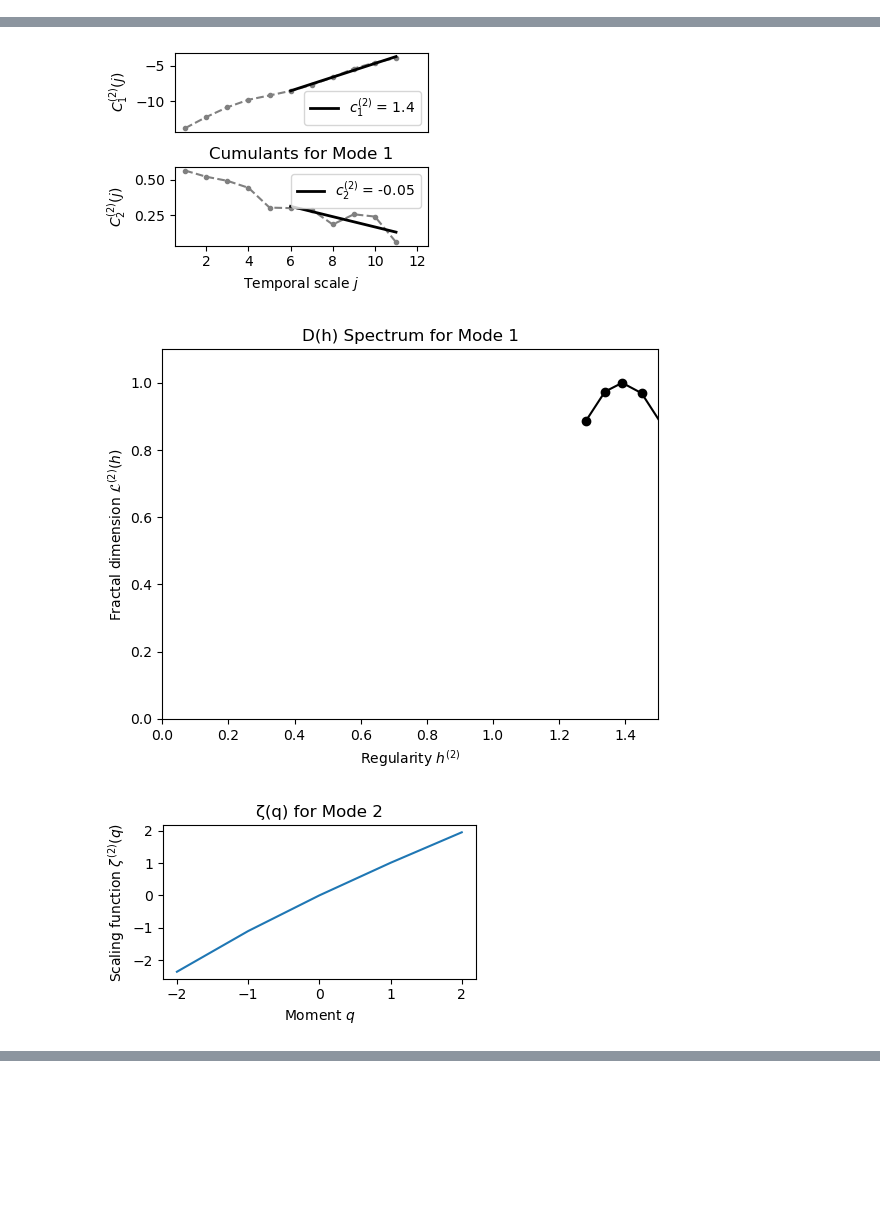
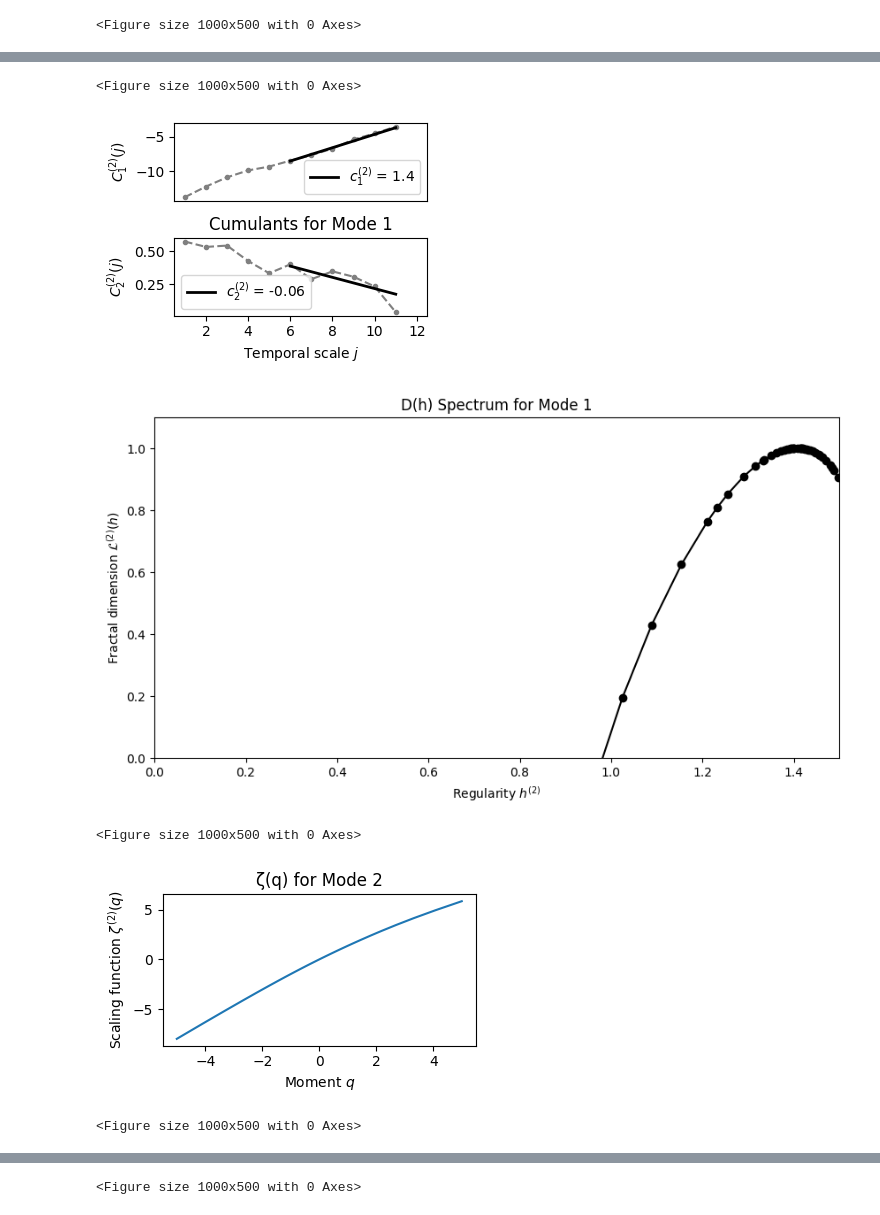
Before and after one commit to sbendimerad/mfa-vmd_mvmd-experiments, a Jupyter notebook: 01_multifractal_analysis_VMD.ipynb, the cells around one changed output, grey strips where cells are left out. Drawn from its saved outputs; the diff is of its cells as text; code cells hidden in the pictures; blank space fills up the shorter version.

```diff
--- a/01_multifractal_analysis_VMD.ipynb
+++ b/01_multifractal_analysis_VMD.ipynb
@@ -22,3 +84,8 @@ plt.show()
+# %%
+# Define the scaling ranges for analysis
+#scaling_ranges = [(2, 8), (3, 8)]
+#scaling_ranges = [[8, 12]]  # A narrower range
+scaling_ranges = [[6, 11]]
 # %%
 WT = wavelet_analysis(X, wt_name='db3')
 WTpL = WT.get_leaders(p_exp=2)
@@ -138,0 +334,13 @@ Text(0.5, 0.98, 'Evolution of center frequencies omega')
+# %%
+# Welch PSD (in Hz, true PSD with smoothing)
+plt.figure(figsize=(10, 5))
+for k in range(K):
+    f_welch, Pxx = welch(u[k, :], fs=1.0, nperseg=1024)
+    plt.semilogy(f_welch, Pxx, color=colors[k % len(colors)], label=f"Mode {k+1}")
+plt.title("Mode Spectra via Welch PSD")
+plt.xlabel("Frequency (Hz)")
+plt.ylabel("Power / Hz")
+plt.legend()
+plt.grid(True)
+plt.tight_layout()
+plt.show()
@@ -139,22 +383,49 @@ Text(0.5, 0.98, 'Evolution of center frequencies omega')
 # %%
+colors = ['b', 'g', 'm', 'c', 'r', 'y', 'k']  # Change if needed
+
+# -------------------------
+# 1. Apply wavelet transform on each mode
+# -------------------------
 for k in range(K):
-    WT_k = wavelet_analysis(u[k], wt_name='db3')
-    WTpL_k = WT_k.get_leaders(p_exp=2)
-    WTpL_k = WTpL_k.auto_integrate([[6, 11]])
-    pwt_k = mfa(WTpL_k, scaling_ranges=[[6, 11]], q=[-2, -1, 0, 1, 2])
+    # Compute the discrete wavelet transform (DWT) for each mode
+    WT = wavelet_analysis(u[k, :], wt_name='db3')  # 'db3' is Daubechies wavelet
 
-    # Plot ζ(q)
-    pwt_k.structure.plot_scaling()
+    # -------------------------
+    # 2. Compute wavelet p-leaders
+    # -------------------------
+    WTpL = WT.get_leaders(p_exp=2)  # p_exp=2 is a common choice for multifractal analysis
+
+    # -------------------------
+    # 3. Integrate over scaling range
+    # -------------------------
+    # Select scale range [6, 11] for analysis (change as needed)
+    WTpL = WTpL.auto_integrate(scaling_ranges)
+
+    # -------------------------
+    # 4. Perform multifractal regression
+    # -------------------------
+    #pwt = mfa(WTpL, scaling_ranges=[[6, 11]], q=[-2, -1, 0, 1, 2])  # q values define the multifractal spectrum
+    pwt = mfa(WTpL, scaling_ranges, weighted='Nj', q=build_q_log(.1, 5, 20))
+
+    # -------------------------
+    # 5. Plot results
+    # -------------------------
+    plt.figure(figsize=(10, 5))
+    pwt.structure.plot_scaling()
     plt.title(f"ζ(q) for Mode {k+1}")
     plt.show()
 
-    # Plot cumulants
-    pwt_k.cumulants.plot()
+    # Plot log-cumulants
+    plt.figure(figsize=(10, 5))
+    pwt.cumulants.plot()
     plt.title(f"Cumulants for Mode {k+1}")
     plt.show()
 
-    # Plot D(h)
-    pwt_k.spectrum.plot()
+    # Plot D(h) spectrum
+    plt.figure(figsize=(10, 5))
+    #plt.xlim([1, 10**5])  # Expanding the frequency range to give more space
+    pwt.spectrum.plot()
     plt.title(f"D(h) Spectrum for Mode {k+1}")
     plt.show()
 # %% [output]
+<Figure size 1000x500 with 0 Axes>
@@ -162,3 +433,6 @@ for k in range(K):
+<Figure size 1000x500 with 0 Axes>
-[figure, old version]
+[figure, new version]
-[figure, old version]
+[figure, new version]
+<Figure size 1000x500 with 0 Axes>
-[figure, old version]
+[figure, new version]
+<Figure size 1000x500 with 0 Axes>
@@ -166,0 +441 @@ for k in range(K):
+<Figure size 1000x500 with 0 Axes>
```
Also changed, not shown: parts of 35 cells of this notebook, 1 other file.
